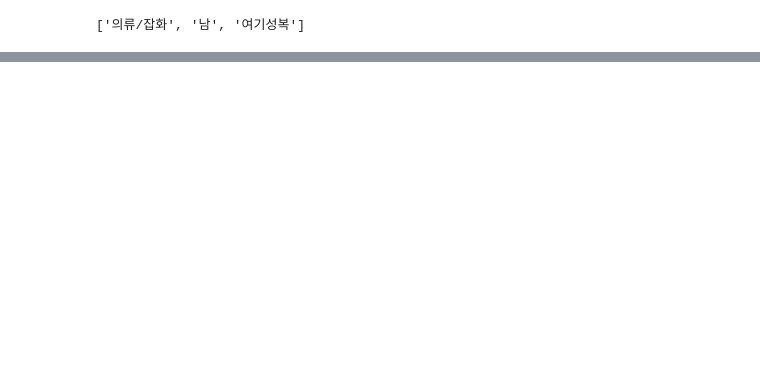
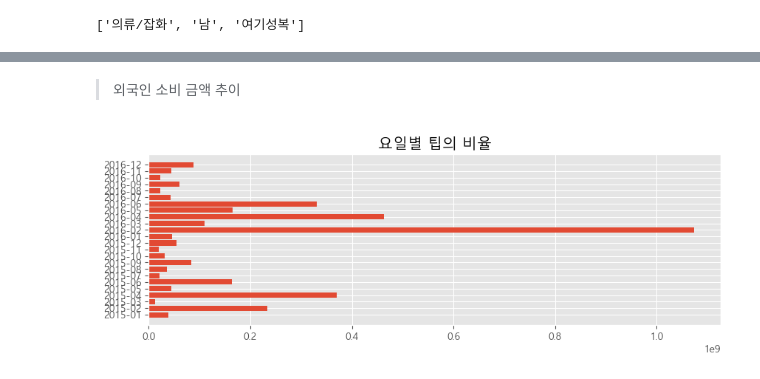
Before and after one commit to wowgang/MachineLearningLecture-2023, a Jupyter notebook: 100.dodo/데이터전처리.ipynb, the cells around one changed output, grey strips where cells are left out. Saved outputs shown, nothing was run; the diff lists cells and outputs as text; code cells hidden in the pictures; blank space fills up the shorter version.

```diff
--- a/100.dodo/데이터전처리.ipynb
+++ b/100.dodo/데이터전처리.ipynb
@@ -74,5 +74,4 @@ list(df_new_외국인_업종.업종분류명)[3].split(".")
 # %%
 # np.where(조건, 참인 경우 값, 거짓인 경우 값)
 # df_new_외국인_업종['업종소분류']의 값이 "남"인 경우에는 "남/여기성복"으로 값을 바꾸고, 그 외의 경우에는 원래의 값 그대로를 반환
+df_new_외국인_업종['업종소분류'] = np.where(df_new_외국인_업종.업종소분류 == '남', "남/여기성복", df_new_외국인_업종.업종소분류)
-# %%
-df_new_외국인_업종['업종소분류'] = np.where(df_new_외국인_업종['업종소분류'] == '남', "남/여기성복", df_new_외국인_업종['업종소분류'])
@@ -78,0 +94,5 @@ df_new_외국인_업종['업종소분류'] = np.where(df_new_외국인_업종['
+# %%
+# 년월별 사용금액
+a = df_new_외국인_업종[['기준년월', '사용금액']].groupby('기준년월').sum()
+# a.sort_values(ascending=False) # 시리즈
+a.sort_values(by='사용금액', ascending=False) # 사용금액를 기준으로 내림차순정렬 데이터프레임
@@ -78,0 +124,16 @@ df_new_외국인_업종['업종소분류'] = np.where(df_new_외국인_업종['
+# %% [markdown]
+>외국인 소비 금액 추이
+# %%
+# matplotlib 설정하기
+import matplotlib.pyplot as plt
+
+plt.rc('font', family = 'Malgun Gothic')
+plt.rcParams['axes.unicode_minus'] = False
+plt.style.use("ggplot")
+# %%
+plt.figure(figsize=(10,3))
+plt.barh(a.index, a['사용금액'])
+plt.title('요일별 팁의 비율')
+plt.show()
+# %% [output]
+[figure, added]
```
Also changed, not shown: parts of 6 cells of this notebook.
